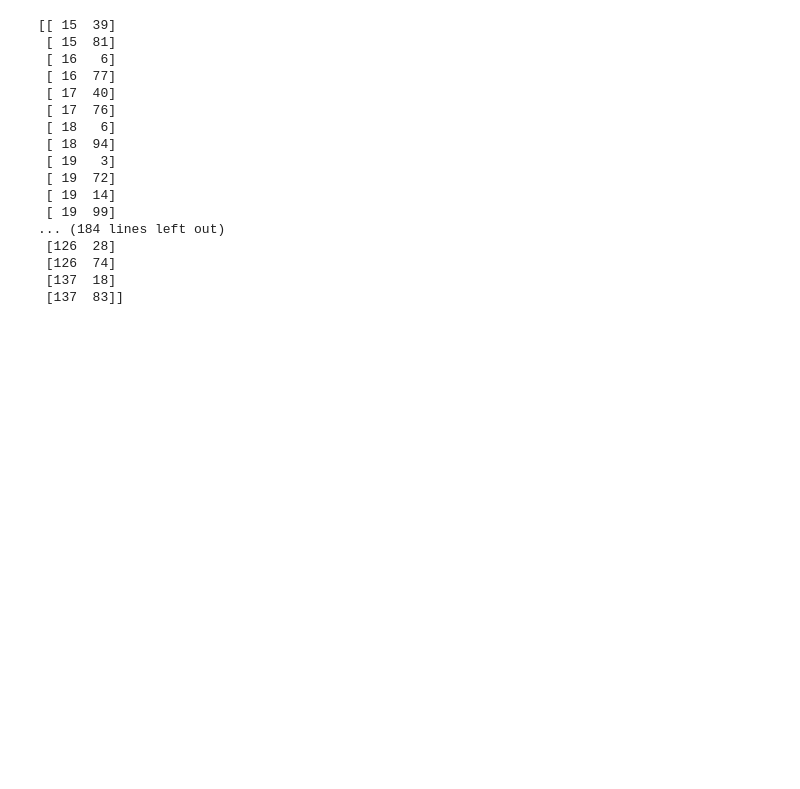
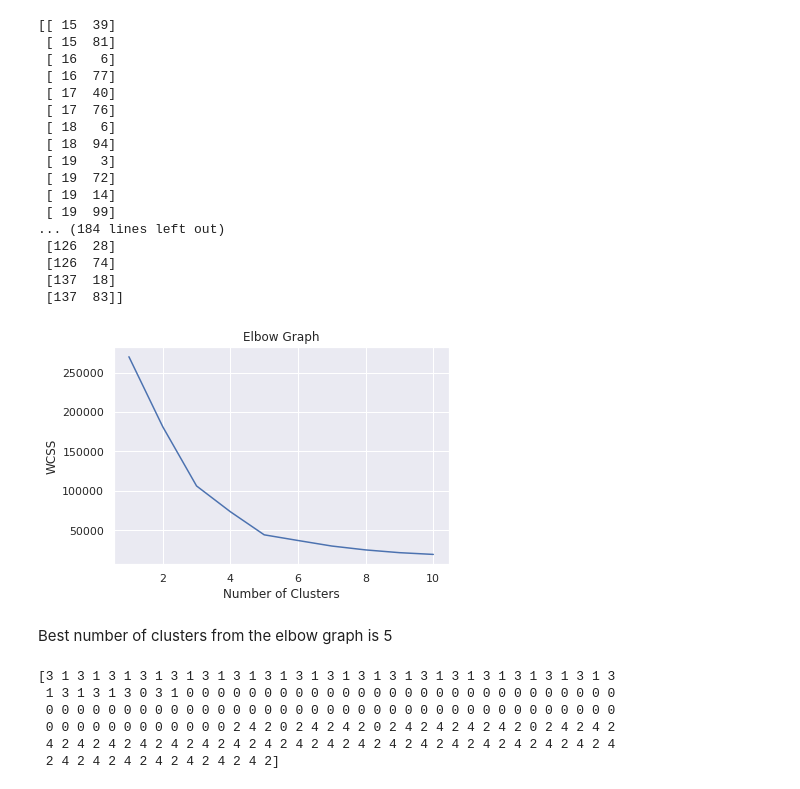
Before and after one commit to Joykareko/Data-Science-Projects, a Jupyter notebook: Customer_Segmentation_ML_Project_4(K_Means_Clustering).ipynb, the cells around one changed output. Cells and saved outputs as stored; diff of their text form; code cells hidden in the pictures; blank space fills up the shorter version.

```diff
--- a/Customer_Segmentation_ML_Project_4(K_Means_Clustering).ipynb
+++ b/Customer_Segmentation_ML_Project_4(K_Means_Clustering).ipynb
@@ -69,3 +69,37 @@ print(X)
  [126  74]
  [137  18]
  [137  83]]
+# %%
+#choosing the clusters
+#using Within Cluster Sum of Squares (WCSS)
+#finding wcss value for different number of clusters
+wcss = []
+for i in range(1,11):
+  kmeans = KMeans(n_clusters = i, init = 'k-means++',random_state=42)
+  kmeans.fit(X)
+  wcss.append(kmeans.inertia_)
+# %%
+#plotting the elbow graph
+sns.set()
+plt.plot(range(1,11),wcss)
+plt.title('Elbow Graph')
+plt.xlabel('Number of Clusters')
+plt.ylabel('WCSS')
+plt.show()
+# %% [output]
+[figure, added]
+# %% [markdown]
+Best number of clusters from the elbow graph is 5
+# %%
+#training the kmeans clustering model
+kmeans = KMeans(n_clusters=5, init='k-means++', random_state=0)
+#return a label for each data point based on each cluster
+Y = kmeans.fit_predict(X)
+print(Y)
+# %% [output]
+[3 1 3 1 3 1 3 1 3 1 3 1 3 1 3 1 3 1 3 1 3 1 3 1 3 1 3 1 3 1 3 1 3 1 3 1 3
+ 1 3 1 3 1 3 0 3 1 0 0 0 0 0 0 0 0 0 0 0 0 0 0 0 0 0 0 0 0 0 0 0 0 0 0 0 0
+ 0 0 0 0 0 0 0 0 0 0 0 0 0 0 0 0 0 0 0 0 0 0 0 0 0 0 0 0 0 0 0 0 0 0 0 0 0
+ 0 0 0 0 0 0 0 0 0 0 0 0 2 4 2 0 2 4 2 4 2 0 2 4 2 4 2 4 2 4 2 0 2 4 2 4 2
+ 4 2 4 2 4 2 4 2 4 2 4 2 4 2 4 2 4 2 4 2 4 2 4 2 4 2 4 2 4 2 4 2 4 2 4 2 4
+ 2 4 2 4 2 4 2 4 2 4 2 4 2 4 2]
```
Also changed, not shown: parts of 1 cell of this notebook.
